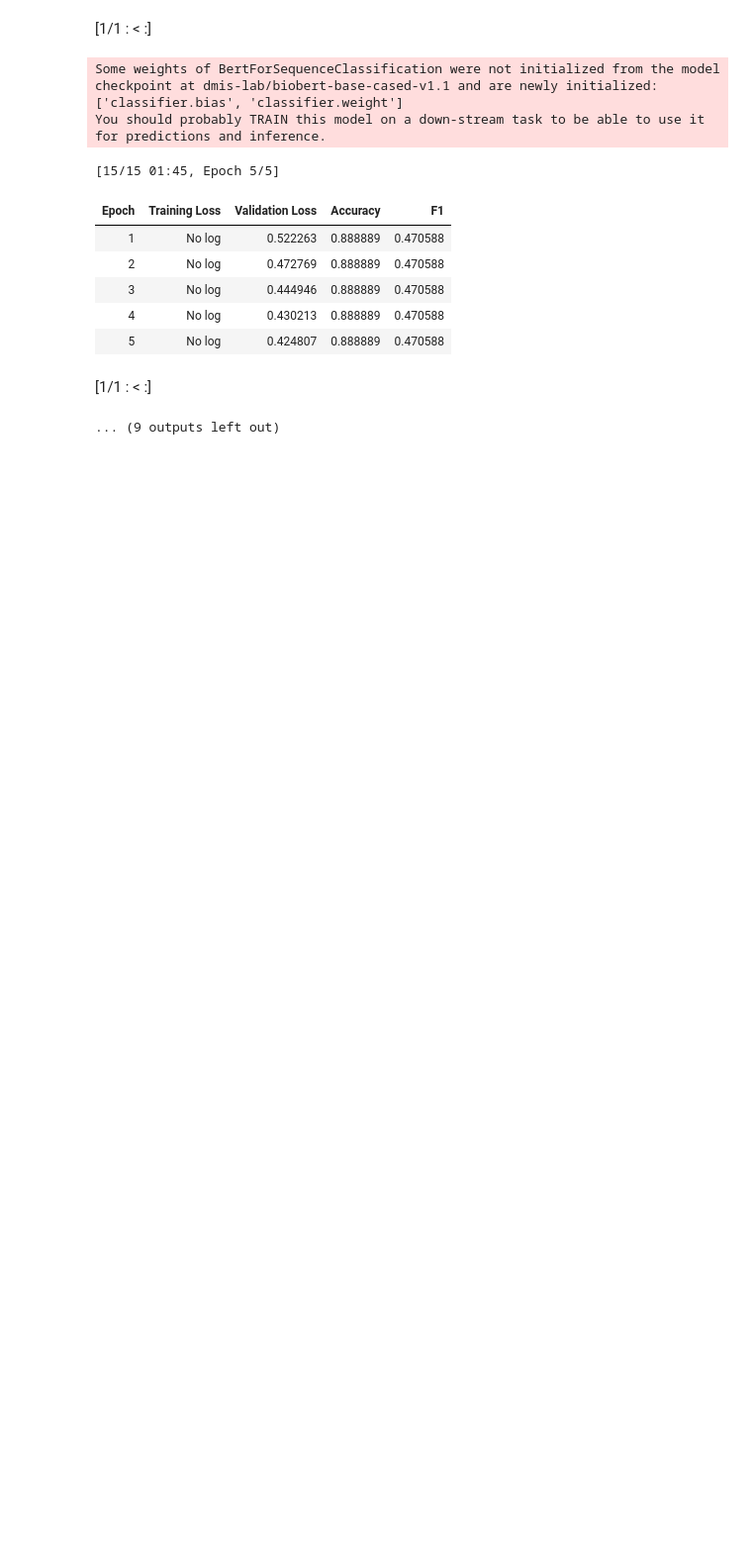
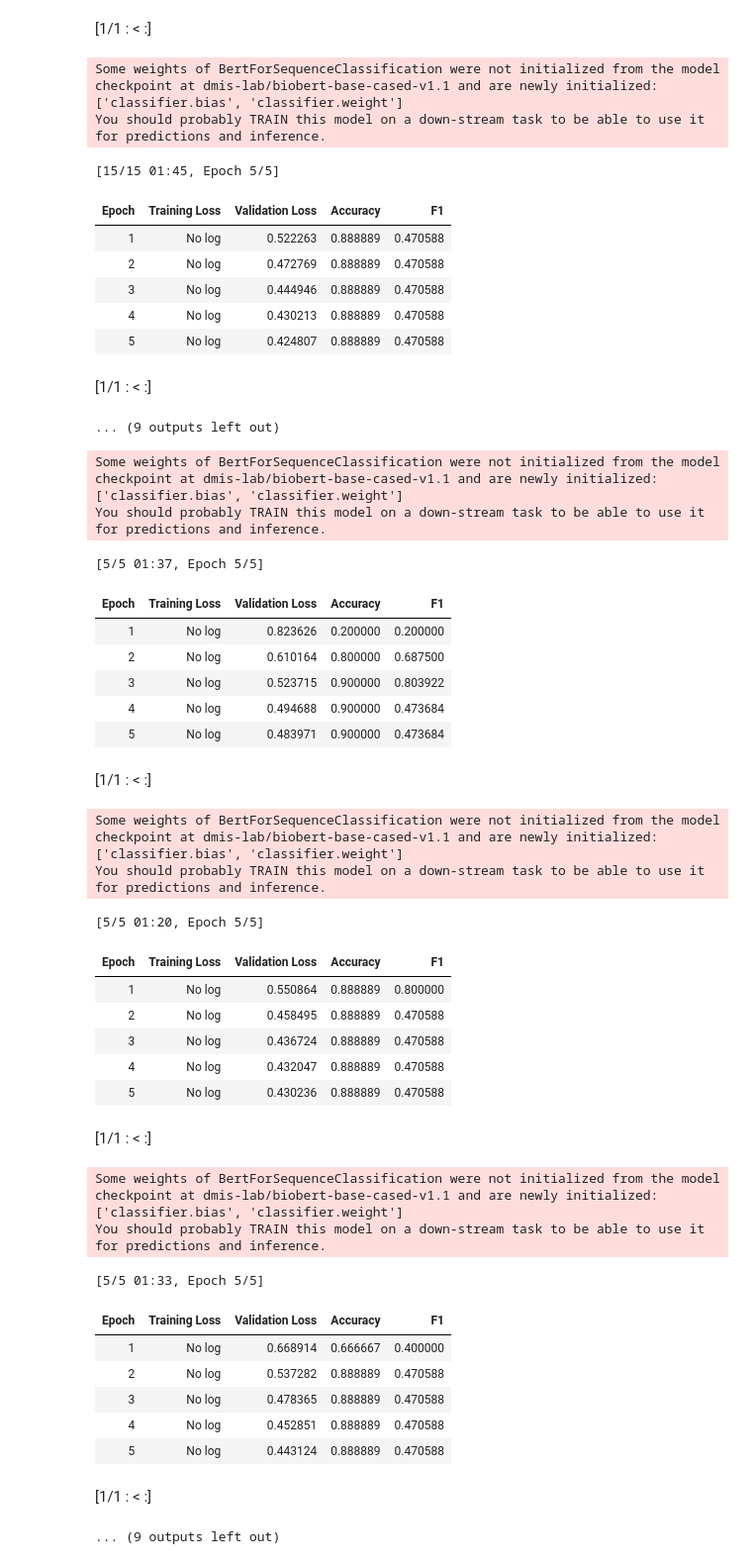
Before and after one commit to faithNassiwa/ner-clinicaltrials-interventions, a Jupyter notebook: Project.ipynb, the cells around one changed output. Shown at 99% size. Saved outputs shown, nothing was run; the diff lists cells and outputs as text; code cells hidden in the pictures; blank space fills up the shorter version.

```diff
--- a/Project.ipynb
+++ b/Project.ipynb
@@ -740,3 +740,80 @@ You should probably TRAIN this model on a down-stream task to be able to use it
 | 5 | No log | 0.424807 | 0.888889 | 0.470588 |
 [1/1 : < :]
 ... (9 outputs left out)
+# %%
+
+# Store the evaluation results for each fold
+eval_results = []
+
+for fold, (train_ids, val_ids) in enumerate(folds):
+    # Split the dataset into the current train and validation sets
+    train_dataset = tokenize_dataset['train'].select(train_ids)
+    val_dataset = tokenize_dataset['train'].select(val_ids)
+
+    # Load model from checkpoint
+    model = AutoModelForSequenceClassification.from_pretrained(checkpoint, num_labels=2)
+
+    # Define training arguments
+    training_args = TrainingArguments(
+        output_dir=f"./results_fold_{fold}",
+        evaluation_strategy="epoch",
+        save_strategy="epoch",
+        learning_rate=2e-5,
+        num_train_epochs=5,
+        per_device_train_batch_size=64,
+        per_device_eval_batch_size=256
+    )
+
+    # Initialize Trainer
+    trainer = Trainer(
+        model=model,
+        args=training_args,
+        train_dataset=train_dataset,
+        eval_dataset=val_dataset,
+        tokenizer=tokenizer,
+        compute_metrics=compute_metrics
+    )
+
+    # Train and evaluate the model
+    trainer.train()
+    eval_result = trainer.evaluate()
+    eval_results.append(eval_result)
+
+    # Save the model after training each fold (optional)
+    model.save_pretrained(f"./model_fold_{fold}")
+
+# Calculate and print the average evaluation results across all folds
+average_eval_results = {metric: np.mean([result[metric] for result in eval_results]) for metric in eval_results[0]}
+print("Average Evaluation Results:", average_eval_results)
+# %% [output]
+Some weights of BertForSequenceClassification were not initialized from the model checkpoint at dmis-lab/biobert-base-cased-v1.1 and are newly initialized: ['classifier.bias', 'classifier.weight']
+You should probably TRAIN this model on a down-stream task to be able to use it for predictions and inference.
+[5/5 01:37, Epoch 5/5]
+| Epoch | Training Loss | Validation Loss | Accuracy | F1 |
+| 1 | No log | 0.823626 | 0.200000 | 0.200000 |
+| 2 | No log | 0.610164 | 0.800000 | 0.687500 |
+| 3 | No log | 0.523715 | 0.900000 | 0.803922 |
+| 4 | No log | 0.494688 | 0.900000 | 0.473684 |
+| 5 | No log | 0.483971 | 0.900000 | 0.473684 |
+[1/1 : < :]
+Some weights of BertForSequenceClassification were not initialized from the model checkpoint at dmis-lab/biobert-base-cased-v1.1 and are newly initialized: ['classifier.bias', 'classifier.weight']
+You should probably TRAIN this model on a down-stream task to be able to use it for predictions and inference.
+[5/5 01:20, Epoch 5/5]
+| Epoch | Training Loss | Validation Loss | Accuracy | F1 |
+| 1 | No log | 0.550864 | 0.888889 | 0.800000 |
+| 2 | No log | 0.458495 | 0.888889 | 0.470588 |
+| 3 | No log | 0.436724 | 0.888889 | 0.470588 |
+| 4 | No log | 0.432047 | 0.888889 | 0.470588 |
+| 5 | No log | 0.430236 | 0.888889 | 0.470588 |
+[1/1 : < :]
+Some weights of BertForSequenceClassification were not initialized from the model checkpoint at dmis-lab/biobert-base-cased-v1.1 and are newly initialized: ['classifier.bias', 'classifier.weight']
+You should probably TRAIN this model on a down-stream task to be able to use it for predictions and inference.
+[5/5 01:33, Epoch 5/5]
+| Epoch | Training Loss | Validation Loss | Accuracy | F1 |
+| 1 | No log | 0.668914 | 0.666667 | 0.400000 |
+| 2 | No log | 0.537282 | 0.888889 | 0.470588 |
+| 3 | No log | 0.478365 | 0.888889 | 0.470588 |
+| 4 | No log | 0.452851 | 0.888889 | 0.470588 |
+| 5 | No log | 0.443124 | 0.888889 | 0.470588 |
+[1/1 : < :]
+... (9 outputs left out)
```
Also changed, not shown: parts of 2 cells of this notebook.
